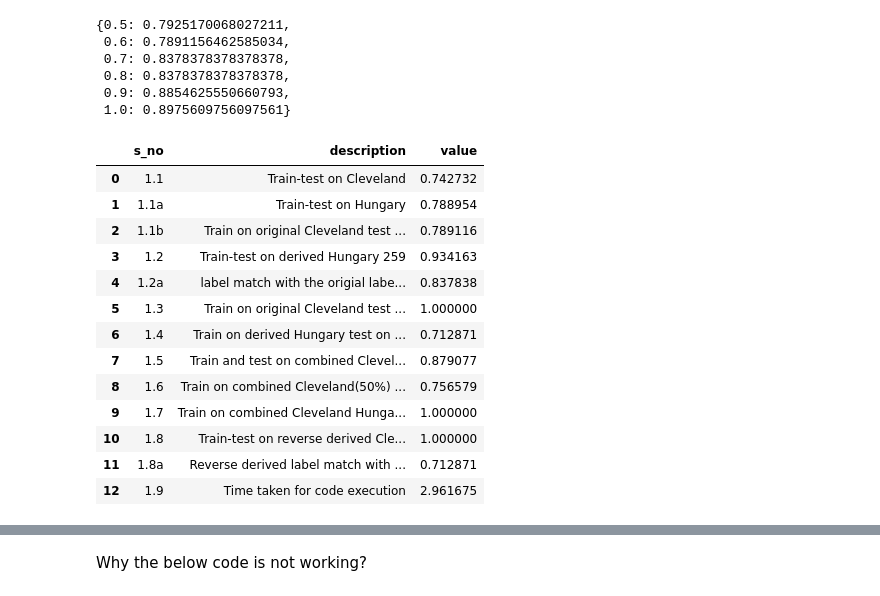
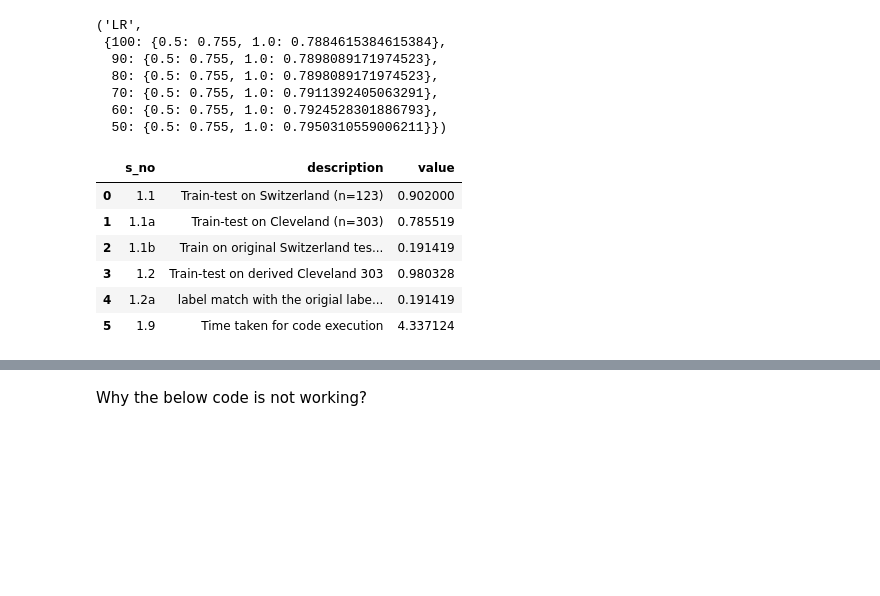
Before and after one commit to bhaveshneekhra/model_agreement, a Jupyter notebook: plot_results.ipynb, the cells around one changed output, grey strips where cells are left out. Saved outputs shown, nothing was run; the diff lists cells and outputs as text; code cells hidden in the pictures; blank space fills up the shorter version.

```diff
--- a/plot_results.ipynb
+++ b/plot_results.ipynb
@@ -40,31 +107,25 @@ if isExist:
 # %%
 # derived_label_match_results.keys()
 # derived_label_match_results.values()
-derived_label_match_results[100]
+model_name, derived_label_match_results
 # %% [output]
-{0.5: 0.7925170068027211,
- 0.6: 0.7891156462585034,
- 0.7: 0.8378378378378378,
- 0.8: 0.8378378378378378,
- 0.9: 0.8854625550660793,
- 1.0: 0.8975609756097561}
+('LR',
+ {100: {0.5: 0.755, 1.0: 0.7884615384615384},
+  90: {0.5: 0.755, 1.0: 0.7898089171974523},
+  80: {0.5: 0.755, 1.0: 0.7898089171974523},
+  70: {0.5: 0.755, 1.0: 0.7911392405063291},
+  60: {0.5: 0.755, 1.0: 0.7924528301886793},
+  50: {0.5: 0.755, 1.0: 0.7950310559006211}})
 # %%
 pd.set_option('display.max_colwidth', None)
-# %%
-display(dfs[50][0.8])
-# %% [output]
-|  | s_no | description | value |
-| 0 | 1.1 | Train-test on Cleveland | 0.742732 |
-| 1 | 1.1a | Train-test on Hungary | 0.788954 |
-| 2 | 1.1b | Train on original Cleveland test ... | 0.789116 |
-| 3 | 1.2 | Train-test on derived Hungary 259 | 0.934163 |
-| 4 | 1.2a | label match with the origial labe... | 0.837838 |
-| 5 | 1.3 | Train on original Cleveland test ... | 1.000000 |
-| 6 | 1.4 | Train on derived Hungary test on ... | 0.712871 |
-| 7 | 1.5 | Train and test on combined Clevel... | 0.879077 |
-| 8 | 1.6 | Train on combined Cleveland(50%) ... | 0.756579 |
-| 9 | 1.7 | Train on combined Cleveland Hunga... | 1.000000 |
-| 10 | 1.8 | Train-test on reverse derived Cle... | 1.000000 |
-| 11 | 1.8a | Reverse derived label match with ... | 0.712871 |
-| 12 | 1.9 | Time taken for code execution | 2.961675 |
+# %%
+df
+# %% [output]
+|  | s_no | description | value |
+| 0 | 1.1 | Train-test on Switzerland (n=123) | 0.902000 |
+| 1 | 1.1a | Train-test on Cleveland (n=303) | 0.785519 |
+| 2 | 1.1b | Train on original Switzerland tes... | 0.191419 |
+| 3 | 1.2 | Train-test on derived Cleveland 303 | 0.980328 |
+| 4 | 1.2a | label match with the origial labe... | 0.191419 |
+| 5 | 1.9 | Time taken for code execution | 4.337124 |
 # %%
```
Also changed, not shown: parts of 26 cells of this notebook, 5 other files.
